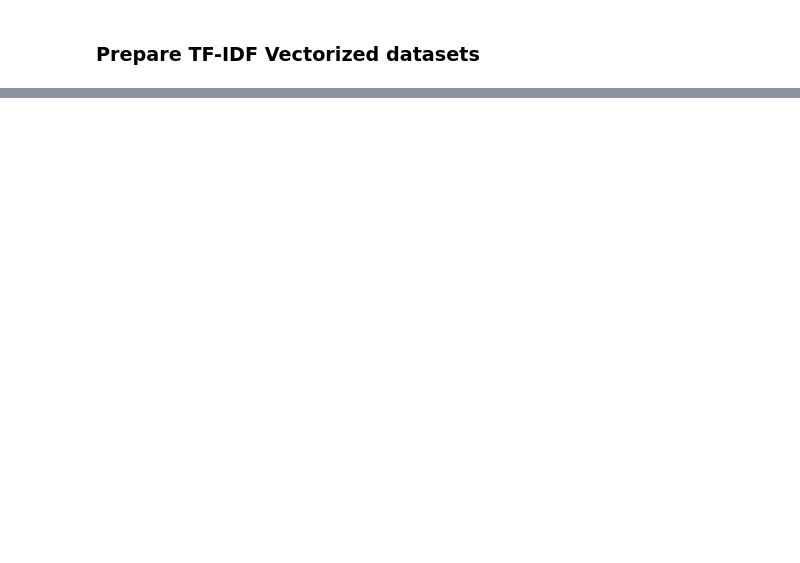
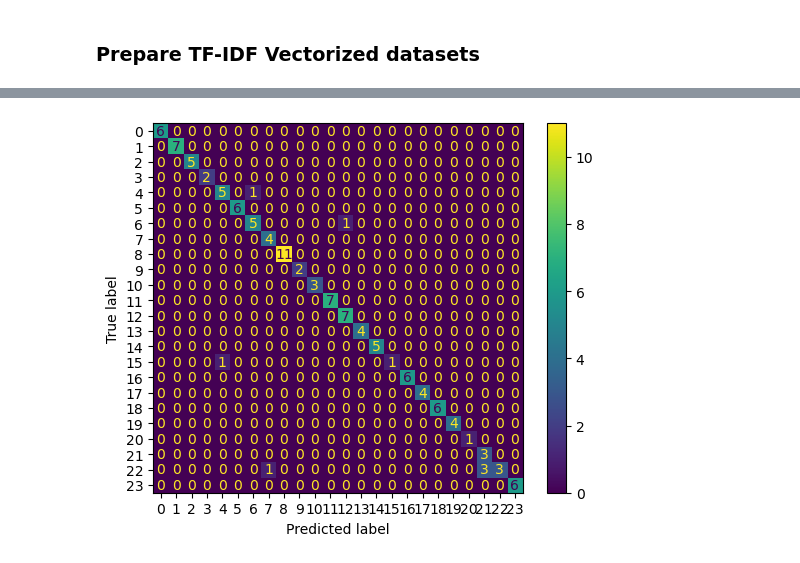
Before and after one commit to t4ai/nlp-medical-diagnosis-classifier, a Jupyter notebook: diagnostic-predictor.ipynb, the cells around one changed output, grey strips where cells are left out. Saved outputs shown, nothing was run; the diff lists cells and outputs as text; code cells hidden in the pictures; blank space fills up the shorter version.

Commit message:
both classifiers first pass complete

```diff
--- a/diagnostic-predictor.ipynb
+++ b/diagnostic-predictor.ipynb
@@ -118,16 +172,26 @@ X_test, X_val, y_test, y_val = train_test_split(X_test_val, y_test_val, test_siz
 # %% [markdown]
 ### Prepare TF-IDF Vectorized datasets
+# %%
+# Copy datasets for lemmatization
+X_train_lemm = X_train.copy()
+X_val_lemm = X_val.copy()
+X_test_lemm = X_test.copy()
+
+# Lemmatize the datasets
+X_train_lemm = pd.Series(lemmatization(X_train_lemm))
+X_val_lemm = pd.Series(lemmatization(X_val_lemm))
+X_test_lemm = pd.Series(lemmatization(X_test_lemm))
 # %%
 # Start with count vecotrizer to build vocabulary - fit on train data first
 count_vectorizer = CountVectorizer()
 
 # Vectorize training data to create bag of words - fit the vectorizor on the training set only to avoid data leakage
-X_train_count = count_vectorizer.fit_transform(X_train)
+X_train_count = count_vectorizer.fit_transform(X_train_lemm)
 X_train_count.shape
 
 # Vectorize test and validation data
-X_val_count = count_vectorizer.transform(X_val)
-X_test_count = count_vectorizer.transform(X_test)
+X_val_count = count_vectorizer.transform(X_val_lemm)
+X_test_count = count_vectorizer.transform(X_test_lemm)
 
 # Fit tfidf vectorizer on training count only to avoid data leakage
 tf_transformer = TfidfTransformer(use_idf=True).fit(X_train_count)
@@ -208,0 +270,6 @@ save_embedding(elmo_test_new, "elmo_test_1690610969.592564106.pickle")
+# %%
+# Initialize Naive Bayes Classifier
+clf1 = MultinomialNB()
+
+# Train classifier
+clf1.fit(X_train_tfidf, y_train)
@@ -208,0 +284,4 @@ save_embedding(elmo_test_new, "elmo_test_1690610969.592564106.pickle")
+# %%
+# run predictions and display report
+predictions = clf1.predict(X_val_tfidf)
+print(classification_report(y_val, predictions))
@@ -208,0 +306,5 @@ save_embedding(elmo_test_new, "elmo_test_1690610969.592564106.pickle")
+# %%
+# plot the confusion matrix
+ConfusionMatrixDisplay(confusion_matrix=confusion_matrix(y_val, predictions)).plot();
+# %% [output]
+[figure, added]
```
Also changed, not shown: parts of 38 cells of this notebook, 7 other files.
